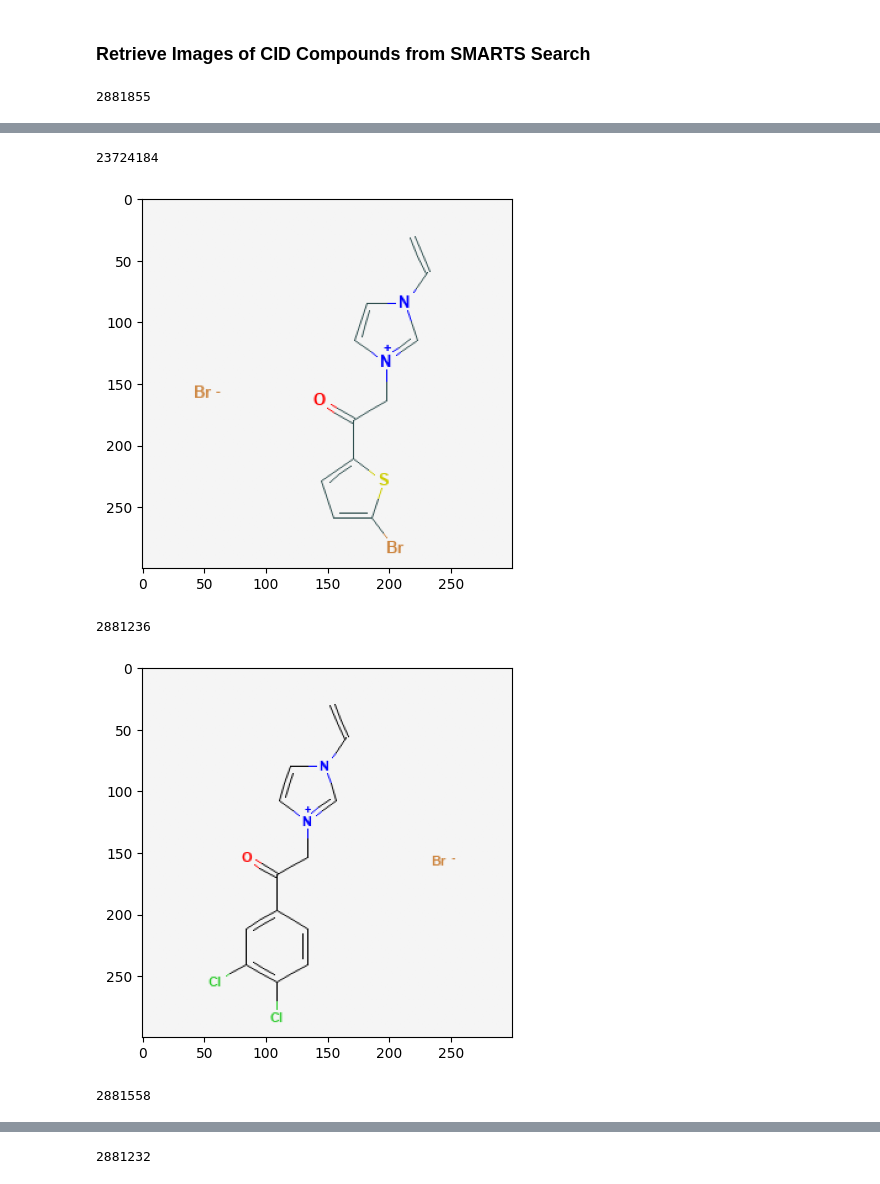
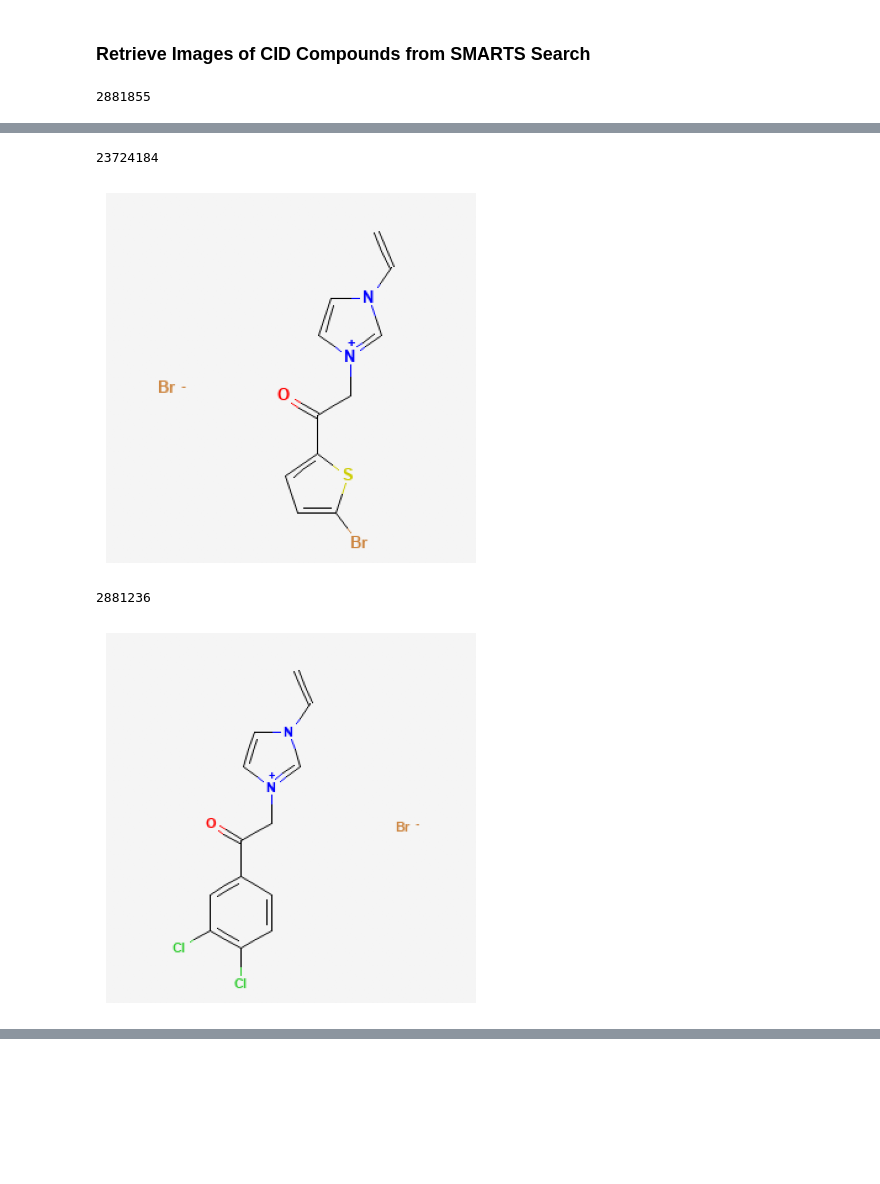
Before and after one commit to UA-Libraries-Research-Data-Services/UALIB_ScholarlyAPI_Cookbook, a Jupyter notebook: src/python/pubchem.ipynb, the cells around one changed output, grey strips where cells are left out. Saved outputs shown, nothing was run; the diff lists cells and outputs as text; code cells hidden in the pictures; blank space fills up the shorter version.

```diff
--- a/src/python/pubchem.ipynb
+++ b/src/python/pubchem.ipynb
@@ -232,10 +155,10 @@ CID        Charge   HeavyAtomCount   InChI                     IsomericSMILES
 # %% [markdown]
 ### Retrieve Images of Compounds from Similarity Search
 # %%
-# we will only do this for the first five:
-for cid in id_list[0:5]:
+# Print the first 3 result images
+for cid in id_list[:3]:
     try:
-        response = requests.get(base_url + "cid/" + str(cid) + "/PNG")
+        response = requests.get(f"{BASE_URL}cid/{cid}/PNG")
         sleep(.25)
         response.raise_for_status()
         img = response.content
@@ -246,8 +169,9 @@ for cid in id_list[0:5]:
         continue
 
     print(cid)
-    img = mpimg.imread(str(cid) + ".png")
+    img = mpimg.imread(f"{cid}.png")
     plt.imshow(img)
+    plt.axis("off")
     plt.show()
 # %% [output]
 61347
@@ -284,7 +198,7 @@ Add your own SMARTS queries to customize. You can add as many as desired within
 combinedList = []
 for smarts in smartsQ:
     try:
-        response = requests.get(base_url + "fastsubstructure/smarts/" + smarts + "/cids/JSON")
+        response = requests.get(f"{BASE_URL}fastsubstructure/smarts/{smarts}/cids/JSON")
         sleep(.25)
         response.raise_for_status()
         data = response.json()
@@ -292,3 +206,6 @@ for smarts in smartsQ:
     except requests.exceptions.RequestException as e:
         print(f"Error fetching substructure for SMARTS {smarts}: {e}")
         request = None
+
+# Get number of CIDs found
+len(combinedList)
@@ -322,12 +231,11 @@ pprint(combinedList[0:25]) # display 25
 smartsList = []
 properties = ["InChI", "IsomericSMILES", "MolecularWeight",
               "IUPACName", "HeavyAtomCount", "CovalentUnitCount", "Charge"]
-# demo for first 5 CIDs
-for cid in combinedList[0:5]:
+
+# Demo for first 3 CIDs
+for cid in combinedList[:3]:
     try:
-        response = requests.get(
-            base_url + "cid/" + str(cid) + f"/property/{','.join(properties)}/JSON"
-        )
+        response = requests.get(f"{BASE_URL}cid/{cid}/property/{','.join(properties)}/JSON")
         sleep(.25)
         response.raise_for_status()
         data = response.json()
@@ -335,5 +243,7 @@ for cid in combinedList[0:5]:
     except requests.exceptions.RequestException as e:
         print(f"Error fetching properties for CID {cid}: {e}")
 
-pprint(smartsList[0:3])
+# Convert results to a DataFrame
+df = pd.DataFrame(smartsList)
+df.head()
 # %% [output]
@@ -357,9 +254,9 @@ pprint(smartsList[0:3])
 # %% [markdown]
 ### Retrieve Images of CID Compounds from SMARTS Search
 # %%
-for cid in combinedList[0:5]:
+for cid in combinedList[:3]:
     try:
-        response = requests.get(base_url + "cid/" + str(cid) + "/PNG")
+        response = requests.get(f"{BASE_URL}cid/{cid}/PNG")
         sleep(.25)
         response.raise_for_status()
         img = response.content
@@ -369,10 +266,11 @@ for cid in combinedList[0:5]:
         print(f"Error fetching PNG for CID {cid}: {e}")
         continue
 
-    # display image
-    pprint(cid)
-    img = mpimg.imread(str(cid) + ".png")
+    # Display image
+    print(cid)
+    img = mpimg.imread(f"{cid}.png")
     plt.imshow(img)
+    plt.axis("off")
     plt.show()
 # %% [output]
 2881855
@@ -380,5 +278,4 @@ for cid in combinedList[0:5]:
 23724184
-[figure, old version]
+[figure, new version]
 2881236
-[figure, old version]
+[figure, new version]
-2881558
@@ -386 +281,0 @@ for cid in combinedList[0:5]:
-2881232
```
Also changed, not shown: parts of 48 cells of this notebook, 18 other files.
